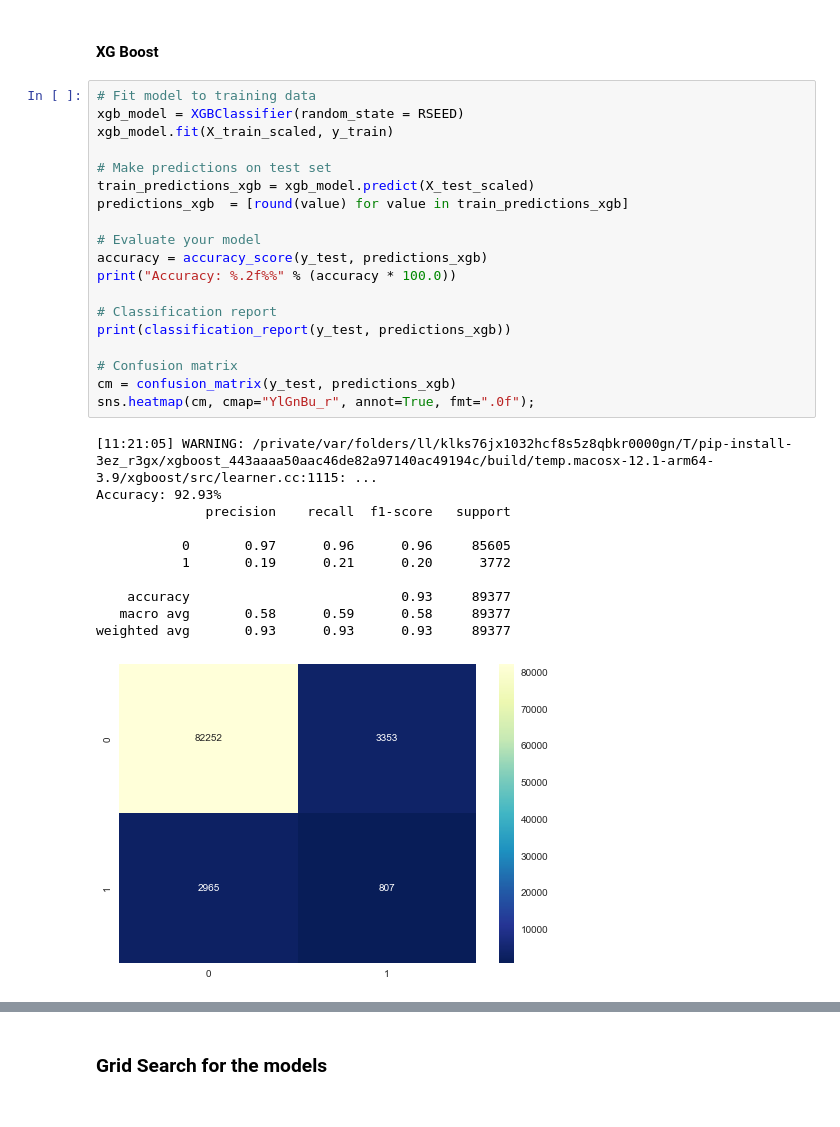
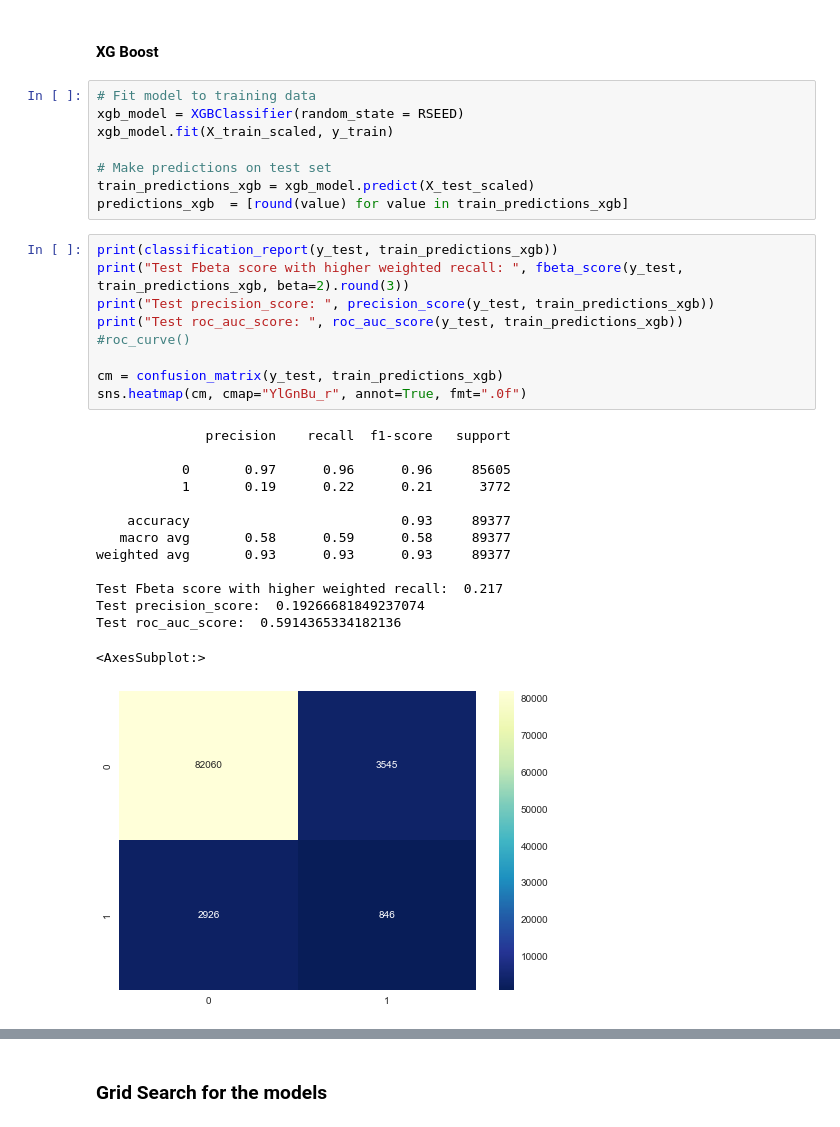
Before and after one commit to wcmphysics/DataScienceBootcamp-Capstone, a Jupyter notebook: notebooks/Andreas_modelling.ipynb, the cells around one changed output, grey strips where cells are left out. Drawn from its saved outputs; the diff is of its cells as text.

```diff
--- a/notebooks/Andreas_modelling.ipynb
+++ b/notebooks/Andreas_modelling.ipynb
@@ -501,26 +538,27 @@ xgb_model.fit(X_train_scaled, y_train)
 # Make predictions on test set
 train_predictions_xgb = xgb_model.predict(X_test_scaled)
 predictions_xgb  = [round(value) for value in train_predictions_xgb]
-
-# Evaluate your model
-accuracy = accuracy_score(y_test, predictions_xgb)
-print("Accuracy: %.2f%%" % (accuracy * 100.0))
-
-# Classification report
-print(classification_report(y_test, predictions_xgb))
-
-# Confusion matrix
-cm = confusion_matrix(y_test, predictions_xgb)
-sns.heatmap(cm, cmap="YlGnBu_r", annot=True, fmt=".0f");
-# %% [output]
-[11:21:05] WARNING: /private/var/folders/ll/klks76jx1032hcf8s5z8qbkr0000gn/T/pip-install-3ez_r3gx/xgboost_443aaaa50aac46de82a97140ac49194c/build/temp.macosx-12.1-arm64-3.9/xgboost/src/learner.cc:1115: ...
-Accuracy: 92.93%
-              precision    recall  f1-score   support
-
-           0       0.97      0.96      0.96     85605
-           1       0.19      0.21      0.20      3772
-
-    accuracy                           0.93     89377
-   macro avg       0.58      0.59      0.58     89377
-weighted avg       0.93      0.93      0.93     89377
-[figure, removed]
+# %%
+print(classification_report(y_test, train_predictions_xgb))
+print("Test Fbeta score with higher weighted recall: ", fbeta_score(y_test, train_predictions_xgb, beta=2).round(3))
+print("Test precision_score: ", precision_score(y_test, train_predictions_xgb))
+print("Test roc_auc_score: ", roc_auc_score(y_test, train_predictions_xgb))
+#roc_curve()
+
+cm = confusion_matrix(y_test, train_predictions_xgb)
+sns.heatmap(cm, cmap="YlGnBu_r", annot=True, fmt=".0f")
+# %% [output]
+              precision    recall  f1-score   support
+
+           0       0.97      0.96      0.96     85605
+           1       0.19      0.22      0.21      3772
+
+    accuracy                           0.93     89377
+   macro avg       0.58      0.59      0.58     89377
+weighted avg       0.93      0.93      0.93     89377
+
+Test Fbeta score with higher weighted recall:  0.217
+Test precision_score:  0.19266681849237074
+Test roc_auc_score:  0.5914365334182136
+<AxesSubplot:>
+[figure, added]
```
Also changed, not shown: parts of 24 cells of this notebook.
